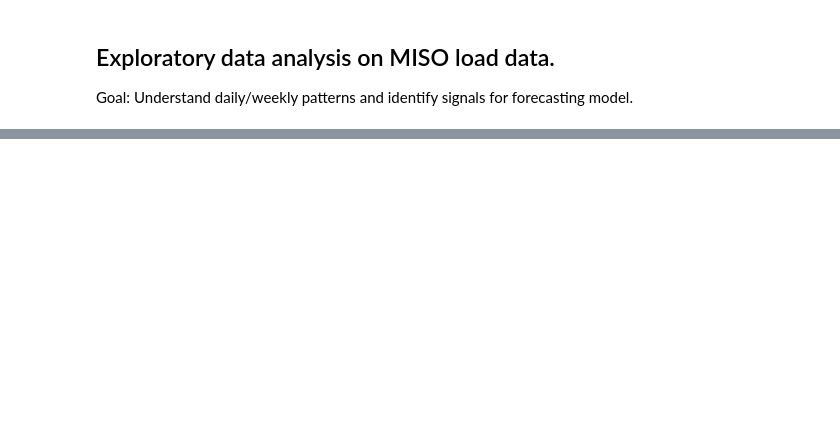
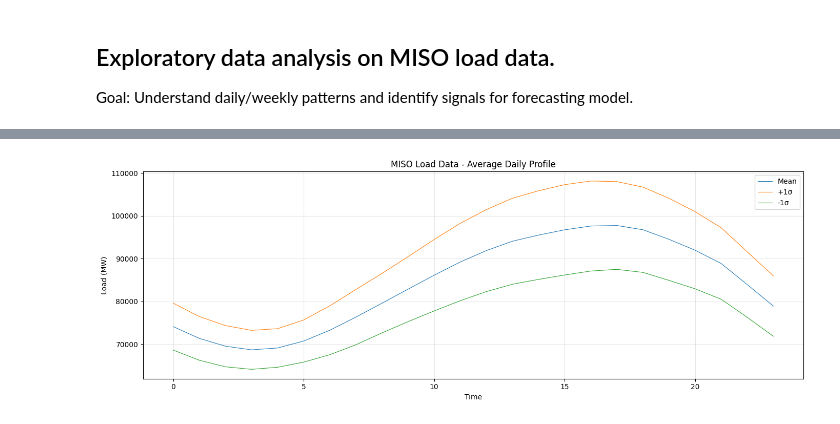
Before and after one commit to sethpoindexter/energy-load-forecaster, a Jupyter notebook: backend/notebooks/01_eda.ipynb, the cells around one changed output, grey strips where cells are left out. Saved outputs shown, nothing was run; the diff lists cells and outputs as text; code cells hidden in the pictures; blank space fills up the shorter version.

```diff
--- a/backend/notebooks/01_eda.ipynb
+++ b/backend/notebooks/01_eda.ipynb
@@ -152,0 +140,17 @@ plt.show()
+# %%
+# Average daily profile
+# Group by hour and plot mean & standard deviation to analyze the average day
+hourly_stats = df.groupby("hour")["load_mw"].agg(["mean", "std"])
+
+fig, ax = plt.subplots()
+ax.plot(hourly_stats.index, hourly_stats["mean"], linewidth=0.8, label="Mean")
+ax.plot(hourly_stats.index, hourly_stats["mean"] + hourly_stats["std"], linewidth=0.8, label="+1σ")
+ax.plot(hourly_stats.index, hourly_stats["mean"] - hourly_stats["std"], linewidth=0.8, label="-1σ")
+ax.set_title("MISO Load Data - Average Daily Profile")
+ax.set_xlabel("Time")
+ax.set_ylabel("Load (MW)")
+plt.tight_layout()
+plt.legend()
+plt.show()
+# %% [output]
+[figure, added]
```
Also changed, not shown: parts of 16 cells of this notebook, 1 other file.
